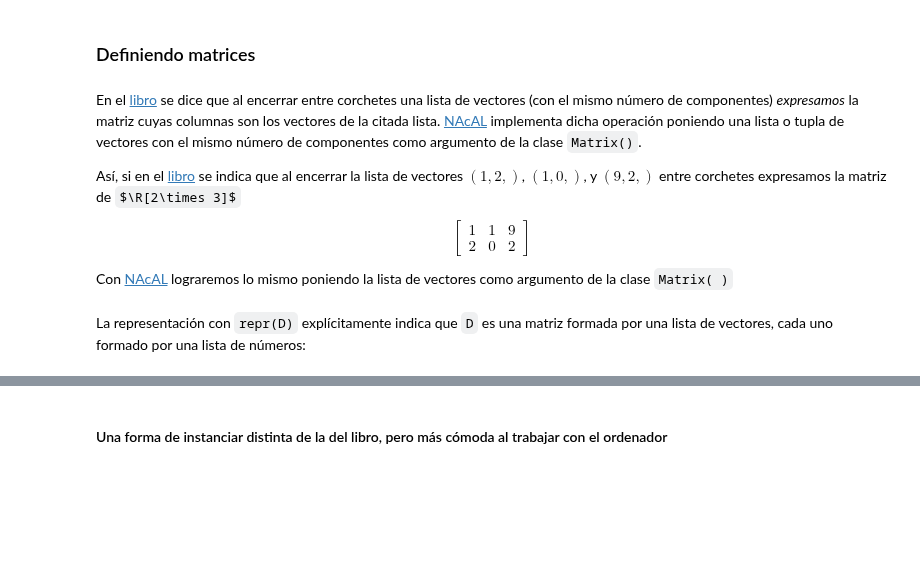
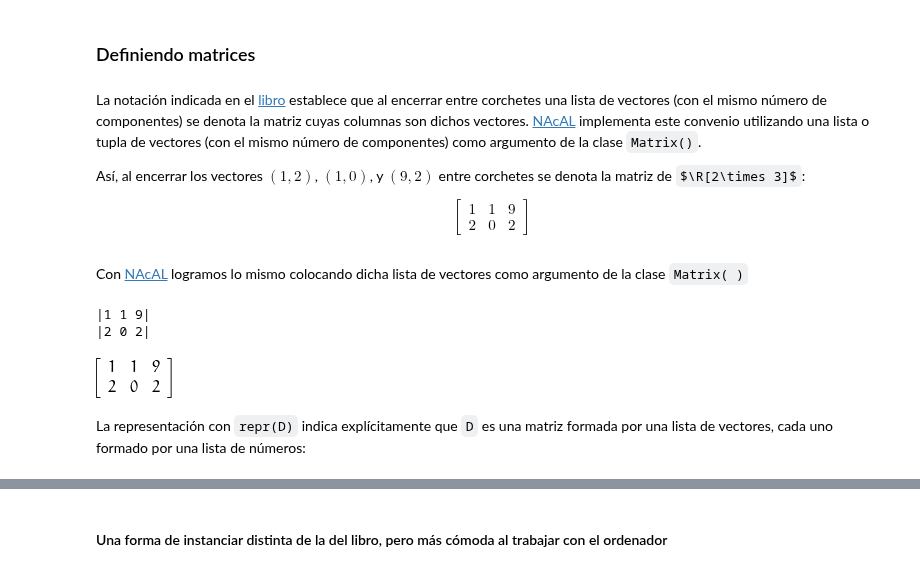
Before and after one commit to mbujosab/nacal-Jupyter-Notebooks, a Jupyter notebook: Lecc01-Secc1.4.ipynb, the cells around one changed output, grey strips where cells are left out. Drawn from its saved outputs; the diff is of its cells as text; code cells hidden in the pictures; some formulas as TeX source; blank space fills up the shorter version.

```diff
--- a/Lecc01-Secc1.4.ipynb
+++ b/Lecc01-Secc1.4.ipynb
@@ -46,14 +48,13 @@ from nacal import *
 # %% [markdown]
 ### Definiendo matrices
 # %% [markdown]
-En el [libro](https://mbujosab.github.io/CursoDeAlgebraLineal/libro.pdf#section.1.4) se dice que al encerrar entre corchetes una lista de vectores (con el mismo número de componentes) *expresamos* la matriz cuyas columnas son los vectores de la citada lista.
-[NAcAL](https://github.com/mbujosab/nacallib) implementa dicha operación poniendo una lista o tupla de vectores con el mismo número de componentes como argumento de la clase `Matrix()`.
+La notación indicada en el [libro](https://mbujosab.github.io/CursoDeAlgebraLineal/libro.pdf#section.1.4) establece que al encerrar entre corchetes una lista de vectores (con el mismo número de componentes) se denota la matriz cuyas columnas son dichos vectores. [NAcAL](https://github.com/mbujosab/nacallib) implementa este convenio utilizando una lista o tupla de vectores (con el mismo número de componentes) como argumento de la clase `Matrix()`.
 
-Así, si en el [libro](https://mbujosab.github.io/CursoDeAlgebraLineal/libro.pdf#section.1.4) se indica que al encerrar la lista de vectores $(1, 2,)$, $(1, 0,)$, y $(9, 2,)$ entre corchetes expresamos la matriz de $\R[2\times 3]$
+Así, al encerrar los vectores $(1, 2)$, $(1, 0)$, y $(9, 2)$ entre corchetes se denota la matriz de $\R[2\times 3]$:
 
 $$\begin{bmatrix}1&1&9\\2&0&2\end{bmatrix}$$
-
-Con [NAcAL](https://github.com/mbujosab/nacallib) lograremos lo mismo poniendo la lista de vectores como argumento de la clase `Matrix( )`
+# %% [markdown]
+Con [NAcAL](https://github.com/mbujosab/nacallib) logramos lo mismo colocando dicha lista de vectores como argumento de la clase `Matrix( )`
 # %%
 a = Vector( [1,2] )
 b = Vector( [1,0] )
@@ -61,8 +63,12 @@ c = Vector( [9,2] )
 D = Matrix( [a,b,c] )
 # %%
 print(D)              # representación de la matriz en consola
-D                     # representación de la matriz en Jupyter Notebook
+display(D)            # representación de la matriz en Jupyter Notebook
+# %% [output]
+|1 1 9|
+|2 0 2|
+[figure, added]
 # %% [markdown]
-La representación con `repr(D)` explícitamente indica que `D` es una matriz formada por una lista de vectores, cada uno formado por una lista de números:
+La representación con `repr(D)` indica explícitamente que `D` es una matriz formada por una lista de vectores, cada uno formado por una lista de números:
 # %%
 repr(D)              # representación más explícita
```
Also changed, not shown: parts of 83 cells of this notebook, 10 other files.
